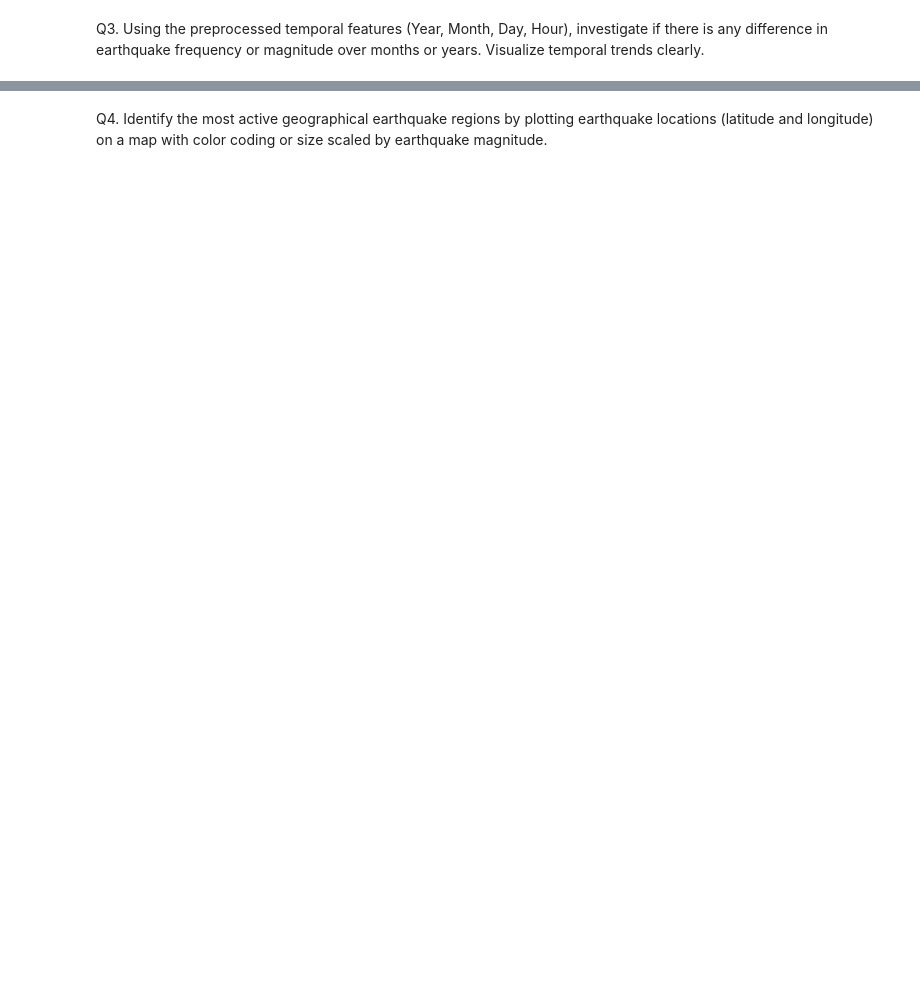
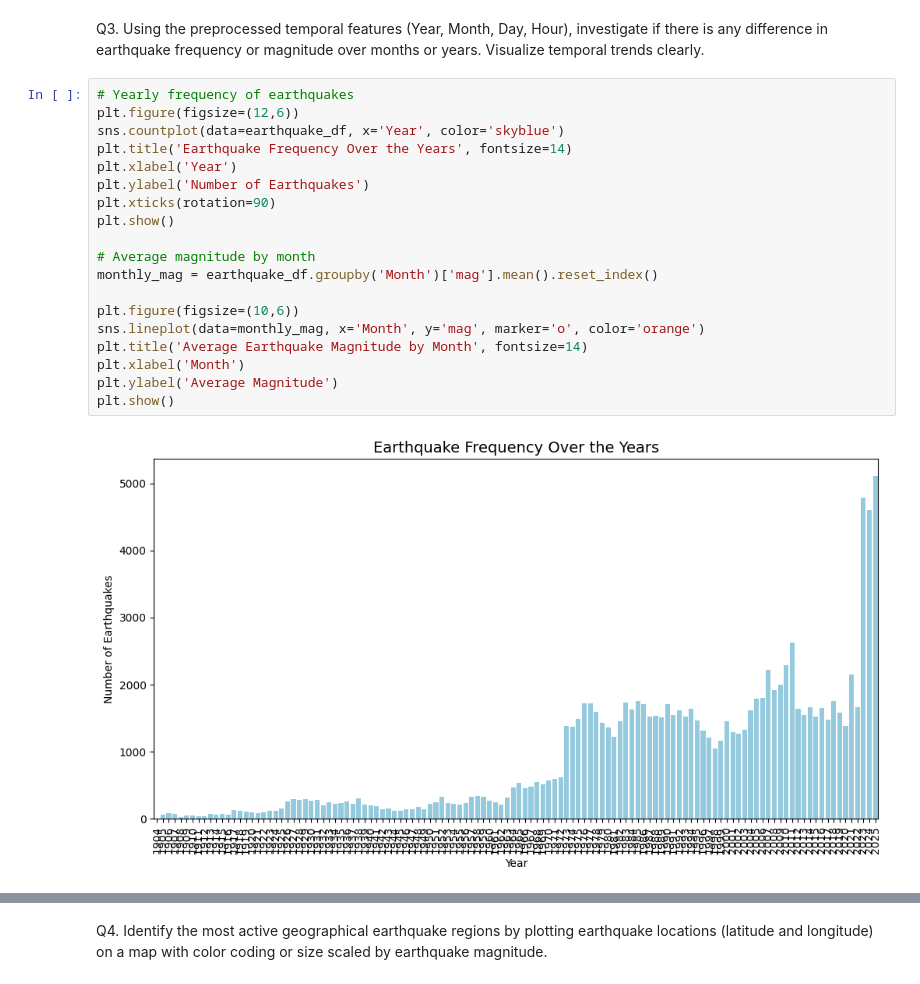
Before and after one commit to ImpactsenseAI-Intern-Project-OCT25/impactsenseAI-Infosys-Intern-project, a Jupyter notebook: milestone_1/week_2/Day_9/Assignment_1.ipynb, the cells around one changed output, grey strips where cells are left out. Saved outputs shown, nothing was run; the diff lists cells and outputs as text; blank space fills up the shorter version.

```diff
--- a/milestone_1/week_2/Day_9/Assignment_1.ipynb
+++ b/milestone_1/week_2/Day_9/Assignment_1.ipynb
@@ -9,2 +42,23 @@ Q2. Explore the relationship between earthquake depth (depth) and magnitude (mag
 # %% [markdown]
 Q3. Using the preprocessed temporal features (Year, Month, Day, Hour), investigate if there is any difference in earthquake frequency or magnitude over months or years. Visualize temporal trends clearly.
+# %%
+# Yearly frequency of earthquakes
+plt.figure(figsize=(12,6))
+sns.countplot(data=earthquake_df, x='Year', color='skyblue')
+plt.title('Earthquake Frequency Over the Years', fontsize=14)
+plt.xlabel('Year')
+plt.ylabel('Number of Earthquakes')
+plt.xticks(rotation=90)
+plt.show()
+
+# Average magnitude by month
+monthly_mag = earthquake_df.groupby('Month')['mag'].mean().reset_index()
+
+plt.figure(figsize=(10,6))
+sns.lineplot(data=monthly_mag, x='Month', y='mag', marker='o', color='orange')
+plt.title('Average Earthquake Magnitude by Month', fontsize=14)
+plt.xlabel('Month')
+plt.ylabel('Average Magnitude')
+plt.show()
+# %% [output]
+[figure, added]
```
Also changed, not shown: parts of 5 cells of this notebook.
